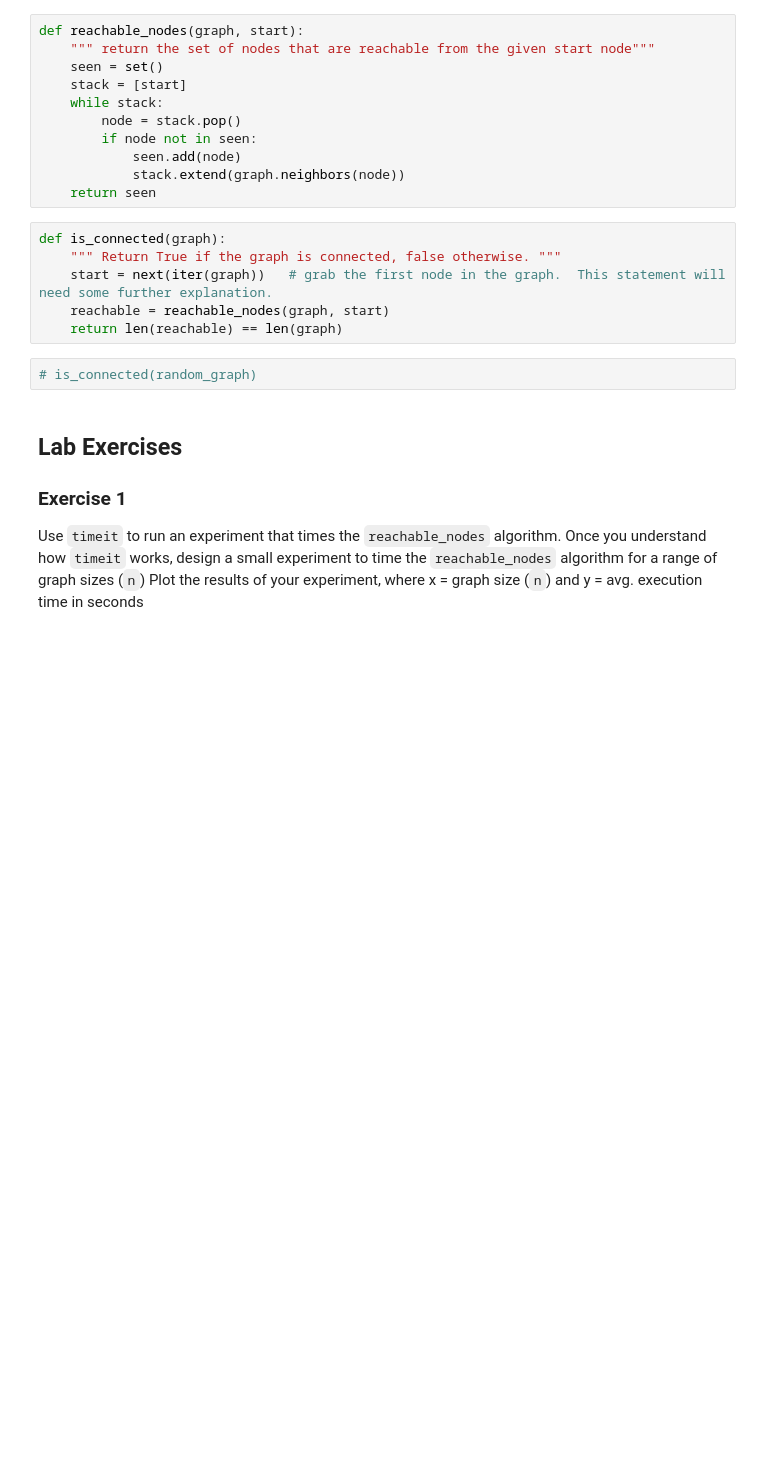
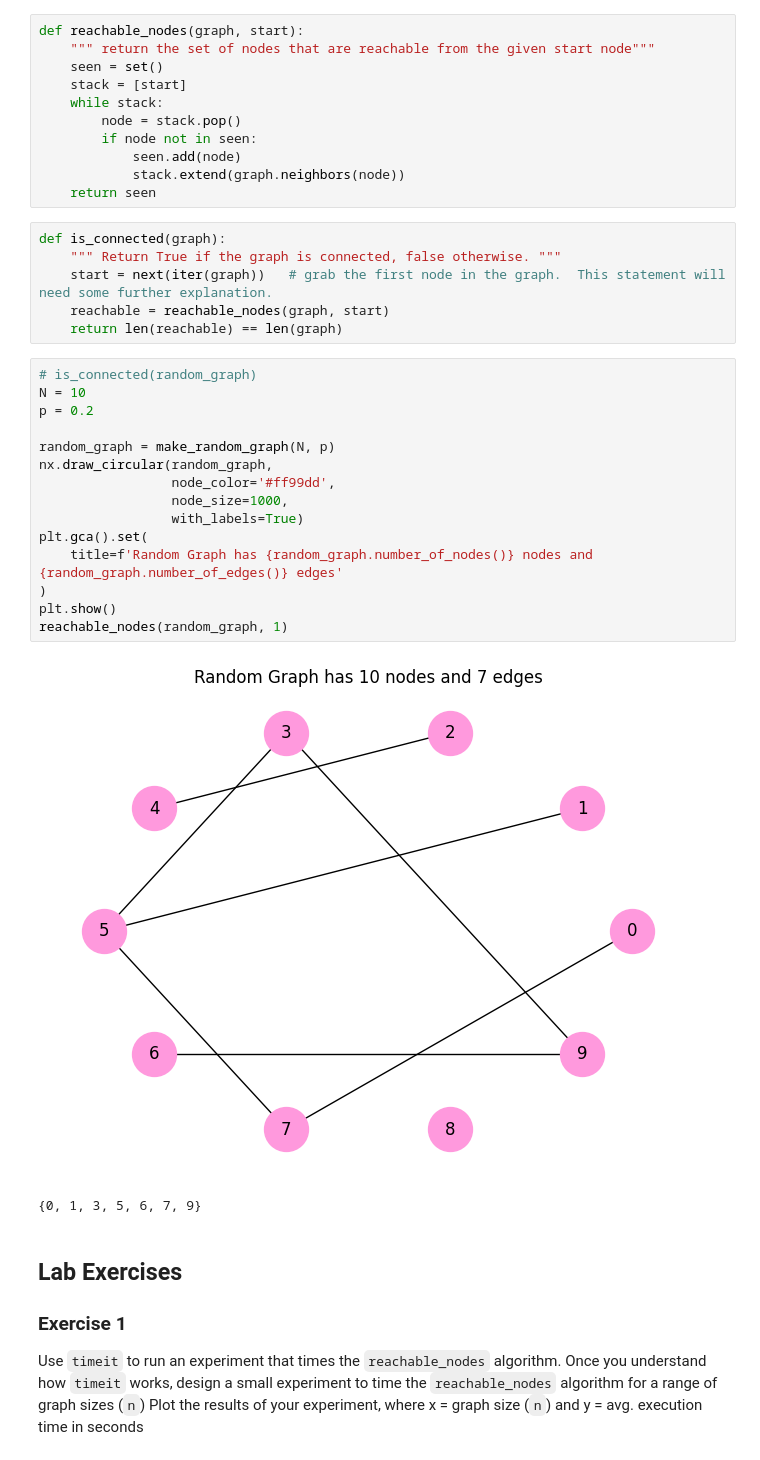
Before and after one commit to Sung4ji3/cap-comp215-clone, a Jupyter notebook: labs/lab04-graphs.ipynb, the cells around one changed output. Cells and saved outputs as stored; diff of their text form; blank space fills up the shorter version.

```diff
--- a/labs/lab04-graphs.ipynb
+++ b/labs/lab04-graphs.ipynb
@@ -103,8 +105,24 @@ def is_connected(graph):
     start = next(iter(graph))   # grab the first node in the graph.  This statement will need some further explanation.
     reachable = reachable_nodes(graph, start)
     return len(reachable) == len(graph)
-# %%
-# is_connected(random_graph)
+# %%
+# is_connected(random_graph)
+N = 10
+p = 0.2
+
+random_graph = make_random_graph(N, p)
+nx.draw_circular(random_graph,
+                 node_color='#ff99dd',
+                 node_size=1000,
+                 with_labels=True)
+plt.gca().set(
+    title=f'Random Graph has {random_graph.number_of_nodes()} nodes and {random_graph.number_of_edges()} edges'
+)
+plt.show()
+reachable_nodes(random_graph, 1)
+# %% [output]
+[figure, added]
+{0, 1, 3, 5, 6, 7, 9}
 # %% [markdown]
 ## Lab Exercises
 
```
Also changed, not shown: parts of 6 cells of this notebook.
